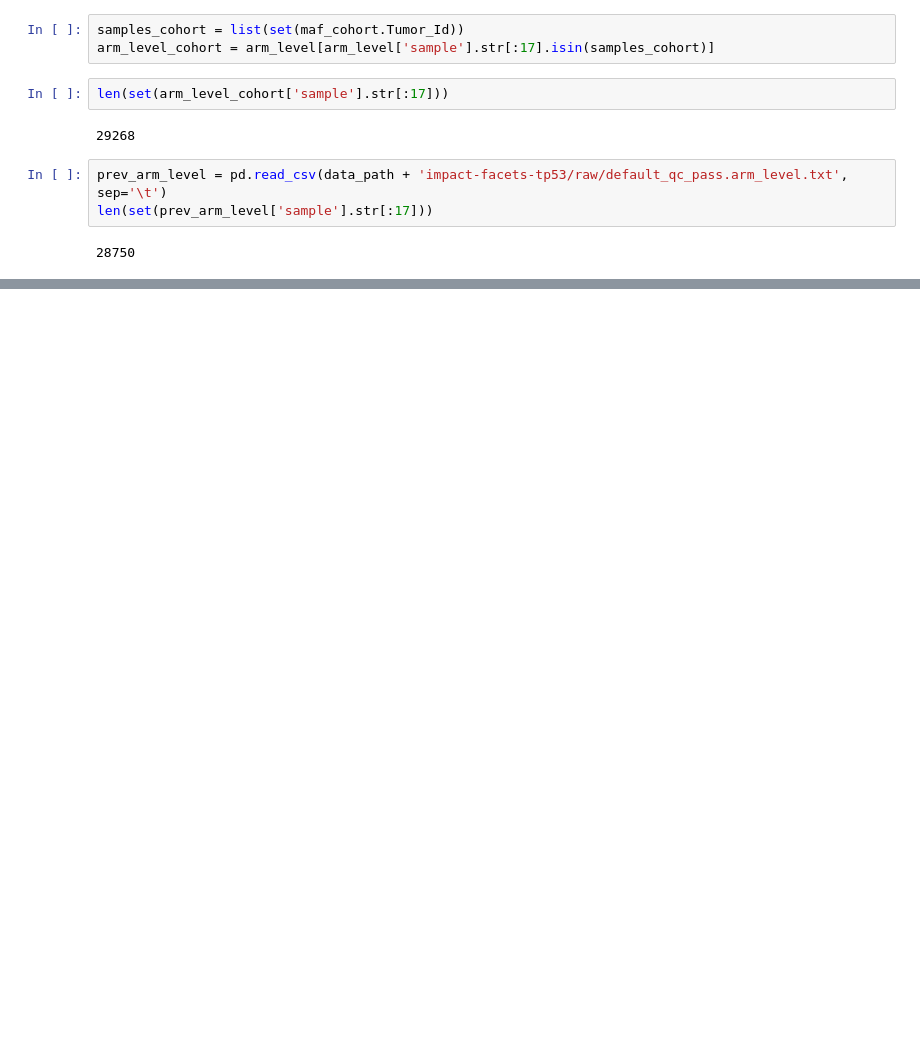
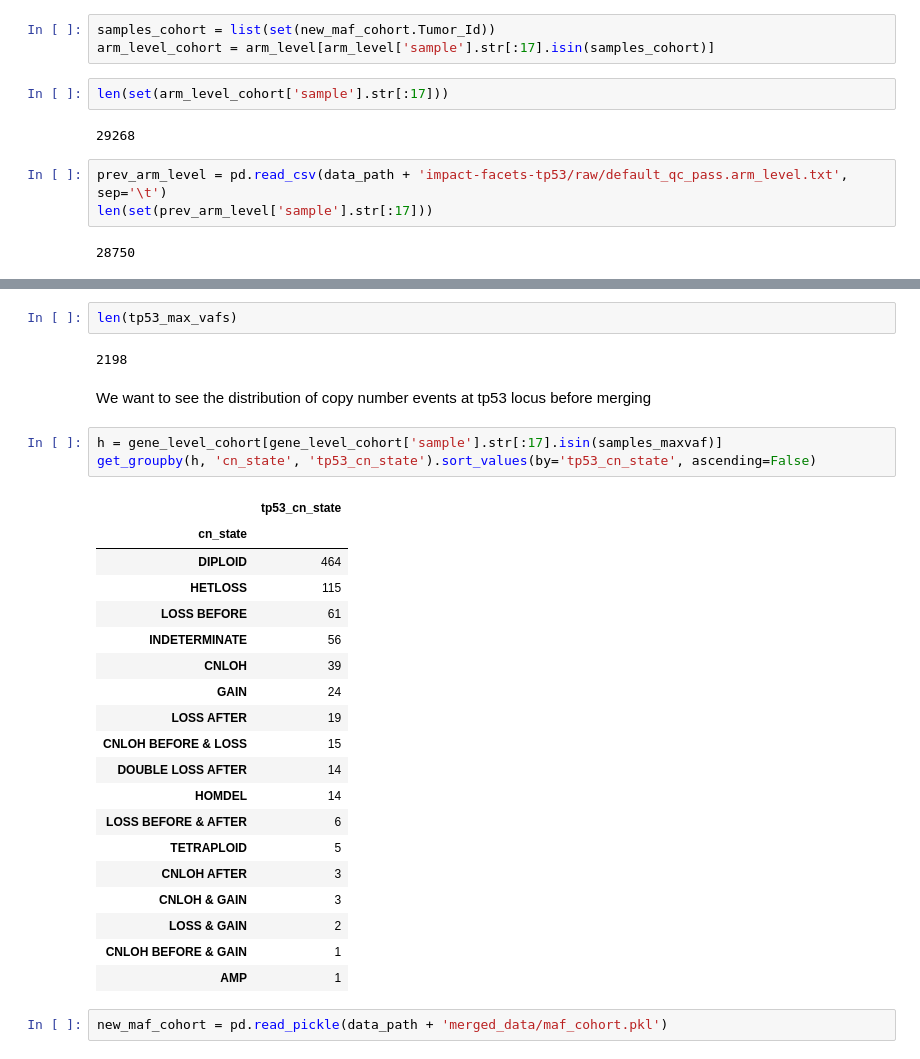
Before and after one commit to emilecohen/mskimpact_tp53_exploration, a Jupyter notebook: analysis/dataframe_generation/missing_samples_analysis/missing_samples_discovery.ipynb, the cells around one changed output, grey strips where cells are left out. Drawn from its saved outputs; the diff is of its cells as text; blank space fills up the shorter version.

```diff
--- a/analysis/dataframe_generation/missing_samples_analysis/missing_samples_discovery.ipynb
+++ b/analysis/dataframe_generation/missing_samples_analysis/missing_samples_discovery.ipynb
@@ -195,5 +210,5 @@ maf_cohort = pd.read_pickle(data_path + 'merged_data/maf_cohort.pkl')
 # %%
-samples_cohort = list(set(maf_cohort.Tumor_Id))
+samples_cohort = list(set(new_maf_cohort.Tumor_Id))
 arm_level_cohort = arm_level[arm_level['sample'].str[:17].isin(samples_cohort)]
 # %%
 len(set(arm_level_cohort['sample'].str[:17]))
@@ -206,0 +276,31 @@ len(set(prev_arm_level['sample'].str[:17]))
+# %%
+len(tp53_max_vafs)
+# %% [output]
+2198
+# %% [markdown]
+We want to see the distribution of copy number events at tp53 locus before merging
+# %%
+h = gene_level_cohort[gene_level_cohort['sample'].str[:17].isin(samples_maxvaf)]
+get_groupby(h, 'cn_state', 'tp53_cn_state').sort_values(by='tp53_cn_state', ascending=False)
+# %% [output]
+|  | tp53_cn_state |
+| cn_state |  |
+| DIPLOID | 464 |
+| HETLOSS | 115 |
+| LOSS BEFORE | 61 |
+| INDETERMINATE | 56 |
+| CNLOH | 39 |
+| GAIN | 24 |
+| LOSS AFTER | 19 |
+| CNLOH BEFORE & LOSS | 15 |
+| DOUBLE LOSS AFTER | 14 |
+| HOMDEL | 14 |
+| LOSS BEFORE & AFTER | 6 |
+| TETRAPLOID | 5 |
+| CNLOH AFTER | 3 |
+| CNLOH & GAIN | 3 |
+| LOSS & GAIN | 2 |
+| CNLOH BEFORE & GAIN | 1 |
+| AMP | 1 |
+# %%
+new_maf_cohort = pd.read_pickle(data_path + 'merged_data/maf_cohort.pkl')
```
Also changed, not shown: parts of 21 cells of this notebook, 3 other files.
